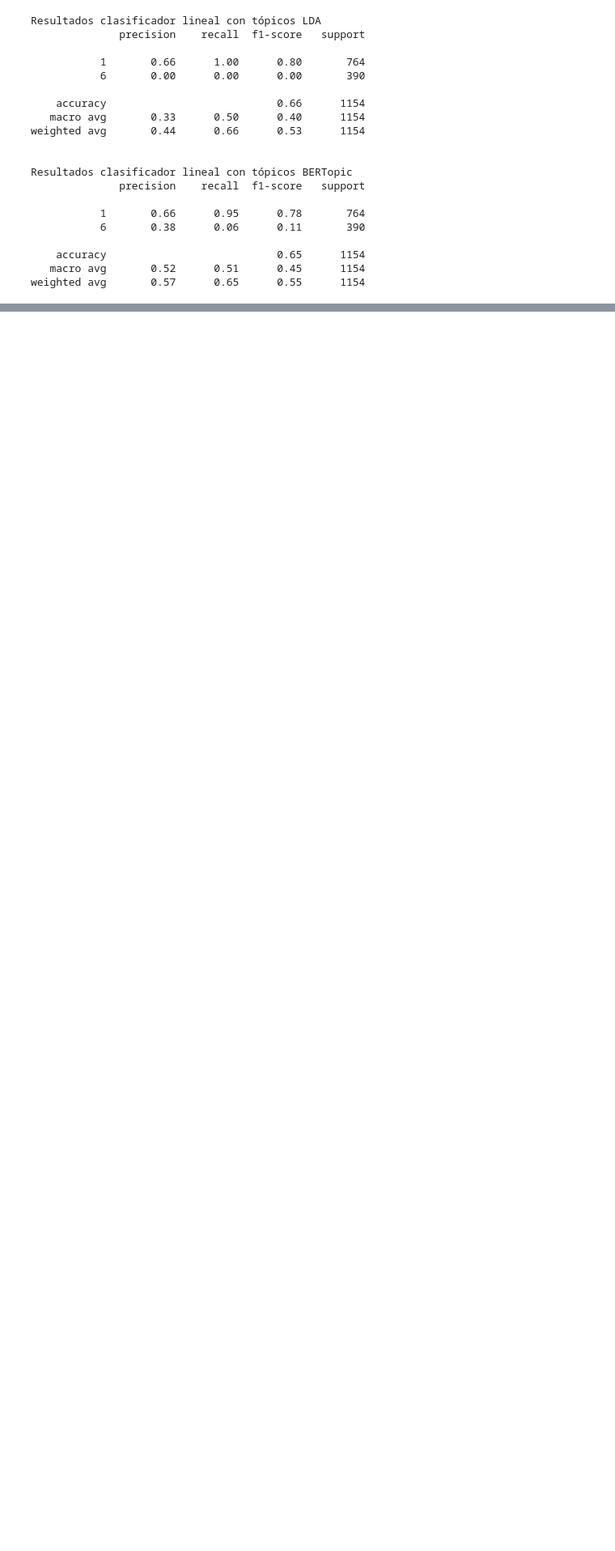
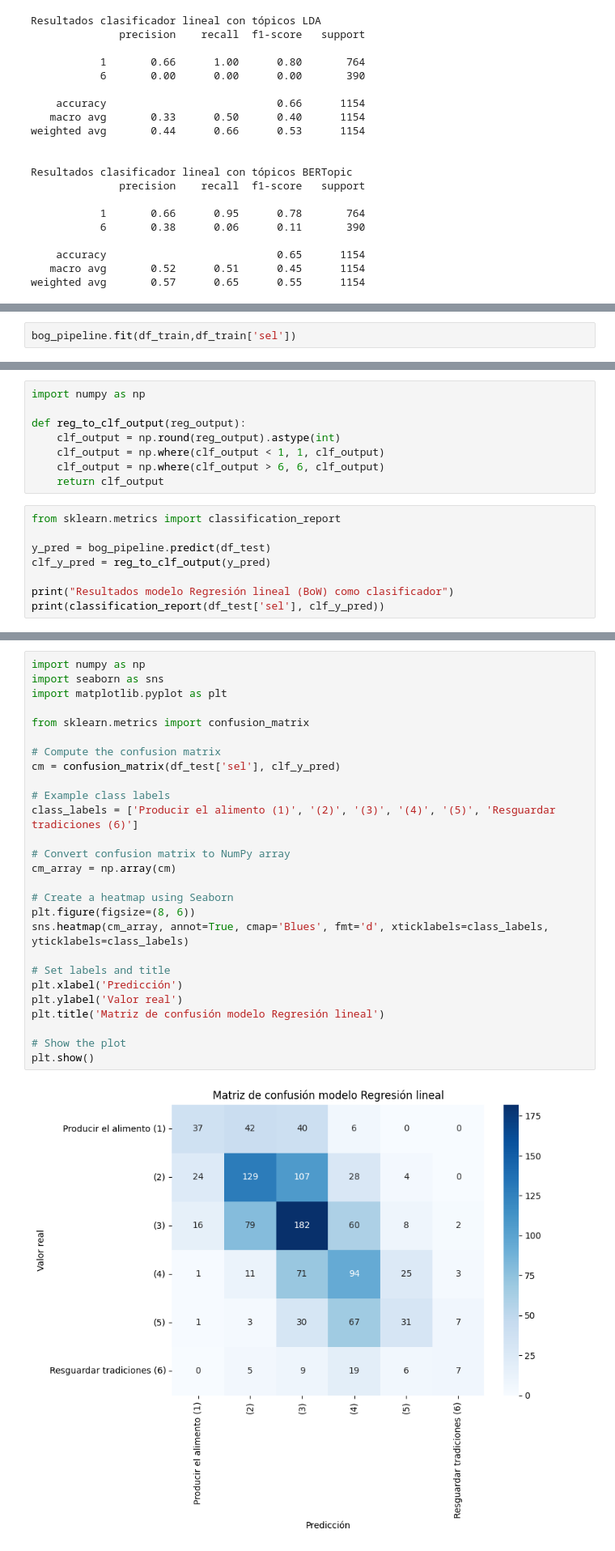
Before and after one commit to camilocarvajalreyes/ethicapp-nlp, a Jupyter notebook: modelos-lineales/lineal_adela.ipynb, the cells around one changed output, grey strips where cells are left out. Shown at 81% size. Cells and saved outputs as stored; diff of their text form; blank space fills up the shorter version.

Commit message:
add modelo reg lineal

```diff
--- a/modelos-lineales/lineal_adela.ipynb
+++ b/modelos-lineales/lineal_adela.ipynb
@@ -162,0 +174,2 @@ from sklearn.linear_model import Ridge
+# %%
+bog_pipeline.fit(df_train,df_train['sel'])
@@ -162,0 +184,16 @@ from sklearn.linear_model import Ridge
+# %%
+import numpy as np
+
+def reg_to_clf_output(reg_output):
+    clf_output = np.round(reg_output).astype(int)
+    clf_output = np.where(clf_output < 1, 1, clf_output)
+    clf_output = np.where(clf_output > 6, 6, clf_output)
+    return clf_output
+# %%
+from sklearn.metrics import classification_report
+
+y_pred = bog_pipeline.predict(df_test)
+clf_y_pred = reg_to_clf_output(y_pred)
+
+print("Resultados modelo Regresión lineal (BoW) como clasificador")
+print(classification_report(df_test['sel'], clf_y_pred))
@@ -162,0 +214,29 @@ from sklearn.linear_model import Ridge
+# %%
+import numpy as np
+import seaborn as sns
+import matplotlib.pyplot as plt
+
+from sklearn.metrics import confusion_matrix
+
+# Compute the confusion matrix
+cm = confusion_matrix(df_test['sel'], clf_y_pred)
+
+# Example class labels
+class_labels = ['Producir el alimento (1)', '(2)', '(3)', '(4)', '(5)', 'Resguardar tradiciones (6)']
+
+# Convert confusion matrix to NumPy array
+cm_array = np.array(cm)
+
+# Create a heatmap using Seaborn
+plt.figure(figsize=(8, 6))
+sns.heatmap(cm_array, annot=True, cmap='Blues', fmt='d', xticklabels=class_labels, yticklabels=class_labels)
+
+# Set labels and title
+plt.xlabel('Predicción')
+plt.ylabel('Valor real')
+plt.title('Matriz de confusión modelo Regresión lineal')
+
+# Show the plot
+plt.show()
+# %% [output]
+[figure, added]
```
Also changed, not shown: parts of 9 cells of this notebook, 1 other file.
